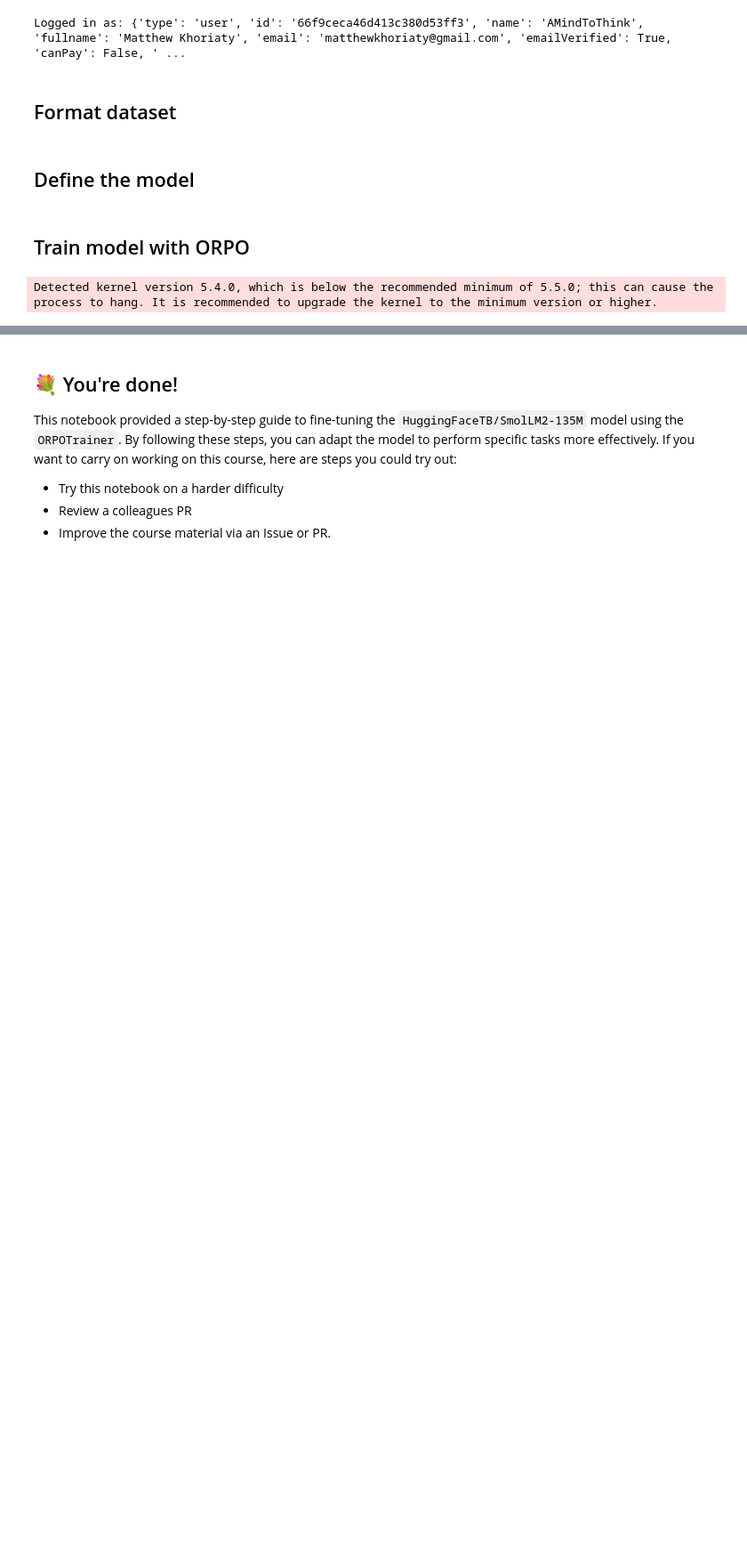
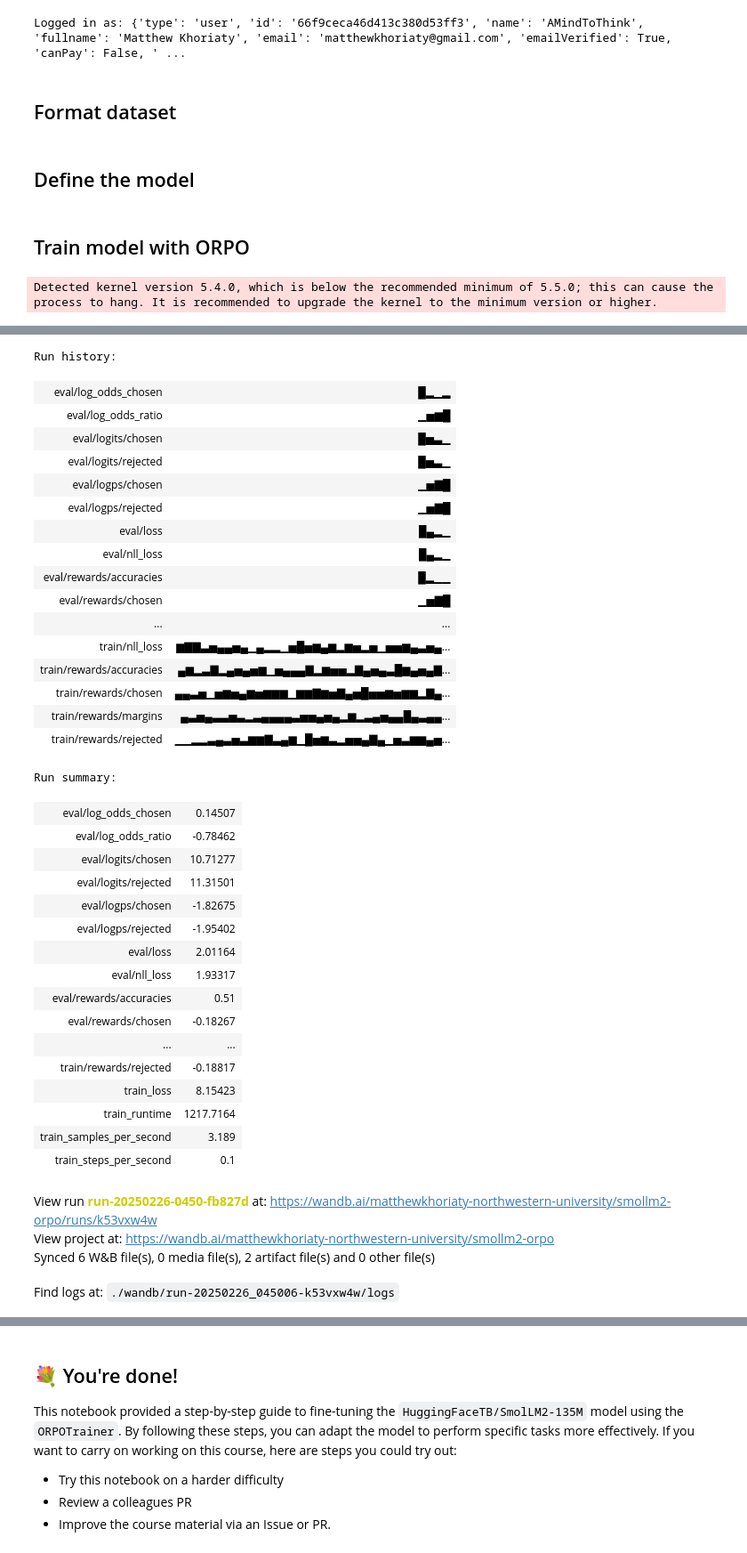
Before and after one commit to AMindToThink/interpretable-fine-tuning, a Jupyter notebook: src/training/practice/orpo_finetuning_example.ipynb, the cells around one changed output, grey strips where cells are left out. Shown at 89% size. Saved outputs shown, nothing was run; the diff lists cells and outputs as text; code cells hidden in the pictures; blank space fills up the shorter version.

```diff
--- a/src/training/practice/orpo_finetuning_example.ipynb
+++ b/src/training/practice/orpo_finetuning_example.ipynb
@@ -152,3 +196,6 @@ trainer.train()  # Train the model
 
 # Save the model
 trainer.save_model(f"./{finetune_name}")
+# %%
+wandb.finish()
+# %% [output]
@@ -154,0 +203,38 @@ trainer.save_model(f"./{finetune_name}")
+Run history:
+| eval/log_odds_chosen | █▂▁▂ |
+| eval/log_odds_ratio | ▁▅▆█ |
+| eval/logits/chosen | █▅▃▁ |
+| eval/logits/rejected | █▅▃▁ |
+| eval/logps/chosen | ▁▅▇█ |
+| eval/logps/rejected | ▁▅▇█ |
+| eval/loss | █▄▂▁ |
+| eval/nll_loss | █▄▂▁ |
+| eval/rewards/accuracies | █▂▁▁ |
+| eval/rewards/chosen | ▁▅▇█ |
+| ... | ... |
+| train/nll_loss | ▆▇▇▃▅▄▄▅▄▁▄▂▂▁▅█▅▆▄▆▂▆▅▂▅▁▅▅▆▄▃▅▄... |
+| train/rewards/accuracies | ▄▆▂▃▇▂▄▅▄▅▆▁▅▄▄▄▇▂▆▅▅▂▇▄▅▄▃█▆▄▅▄▇... |
+| train/rewards/chosen | ▄▄▃▅▁▅▆▅▄▆▅▆▆▆▁▆▆▇▆▅▇▄▅█▅▅▆▅▆▆▂▇▄... |
+| train/rewards/margins | ▄▃▅▄▃▃▅▃▂▃▄▄▄▄▃▅▅▄▅▄▂▆▂▃▄▅▄▄█▄▃▄▄... |
+| train/rewards/rejected | ▁▁▂▂▃▄▃▅▃▆▆▇▃▄▆▁█▅▆▃▂▅▅▄▇▄▁▅▃▆▆▄▅... |
+Run summary:
+| eval/log_odds_chosen | 0.14507 |
+| eval/log_odds_ratio | -0.78462 |
+| eval/logits/chosen | 10.71277 |
+| eval/logits/rejected | 11.31501 |
+| eval/logps/chosen | -1.82675 |
+| eval/logps/rejected | -1.95402 |
+| eval/loss | 2.01164 |
+| eval/nll_loss | 1.93317 |
+| eval/rewards/accuracies | 0.51 |
+| eval/rewards/chosen | -0.18267 |
+| ... | ... |
+| train/rewards/rejected | -0.18817 |
+| train_loss | 8.15423 |
+| train_runtime | 1217.7164 |
+| train_samples_per_second | 3.189 |
+| train_steps_per_second | 0.1 |
+View run run-20250226-0450-fb827d at: https://wandb.ai/matthewkhoriaty-northwestern-university/smollm2-orpo/runs/k53vxw4w
+View project at: https://wandb.ai/matthewkhoriaty-northwestern-university/smollm2-orpo
+Synced 6 W&B file(s), 0 media file(s), 2 artifact file(s) and 0 other file(s)
+Find logs at: ./wandb/run-20250226_045006-k53vxw4w/logs
```
Also changed, not shown: parts of 6 cells of this notebook, 2 other files.
